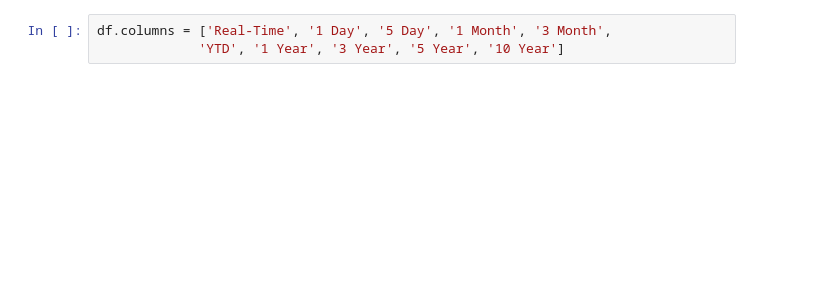
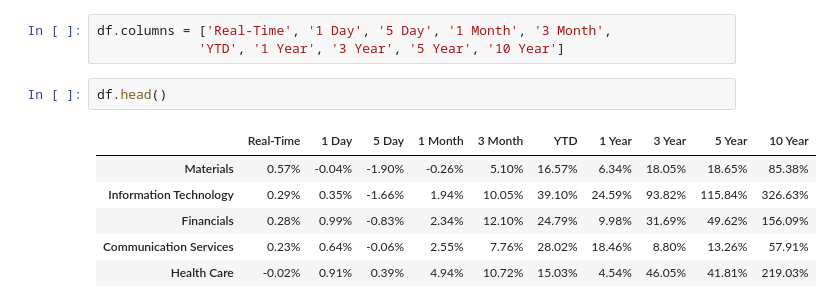
Before and after one commit to albertoivo/nossasrotas-finance, a Jupyter notebook: AlphaVantage-USA-SECTOR.ipynb, the cells around one changed output. Drawn from its saved outputs; the diff is of its cells as text; blank space fills up the shorter version.

```diff
--- a/AlphaVantage-USA-SECTOR.ipynb
+++ b/AlphaVantage-USA-SECTOR.ipynb
@@ -42,6 +27,15 @@ df
 # %%
 df.columns = ['Real-Time', '1 Day', '5 Day', '1 Month', '3 Month',
              'YTD', '1 Year', '3 Year', '5 Year', '10 Year']
+# %%
+df.head()
+# %% [output]
+|  | Real-Time | 1 Day | 5 Day | 1 Month | 3 Month | YTD | 1 Year | 3 Year | 5 Year | 10 Year |
+| Materials | 0.57% | -0.04% | -1.90% | -0.26% | 5.10% | 16.57% | 6.34% | 18.05% | 18.65% | 85.38% |
+| Information Technology | 0.29% | 0.35% | -1.66% | 1.94% | 10.05% | 39.10% | 24.59% | 93.82% | 115.84% | 326.63% |
+| Financials | 0.28% | 0.99% | -0.83% | 2.34% | 12.10% | 24.79% | 9.98% | 31.69% | 49.62% | 156.09% |
+| Communication Services | 0.23% | 0.64% | -0.06% | 2.55% | 7.76% | 28.02% | 18.46% | 8.80% | 13.26% | 57.91% |
+| Health Care | -0.02% | 0.91% | 0.39% | 4.94% | 10.72% | 15.03% | 4.54% | 46.05% | 41.81% | 219.03% |
 # %%
 graph = df['1 Year'].replace('%', '', regex=True)
 graph.astype(float).plot(kind='bar', figsize=(10,4))
```
Also changed, not shown: parts of 5 cells of this notebook, 2 other files.
